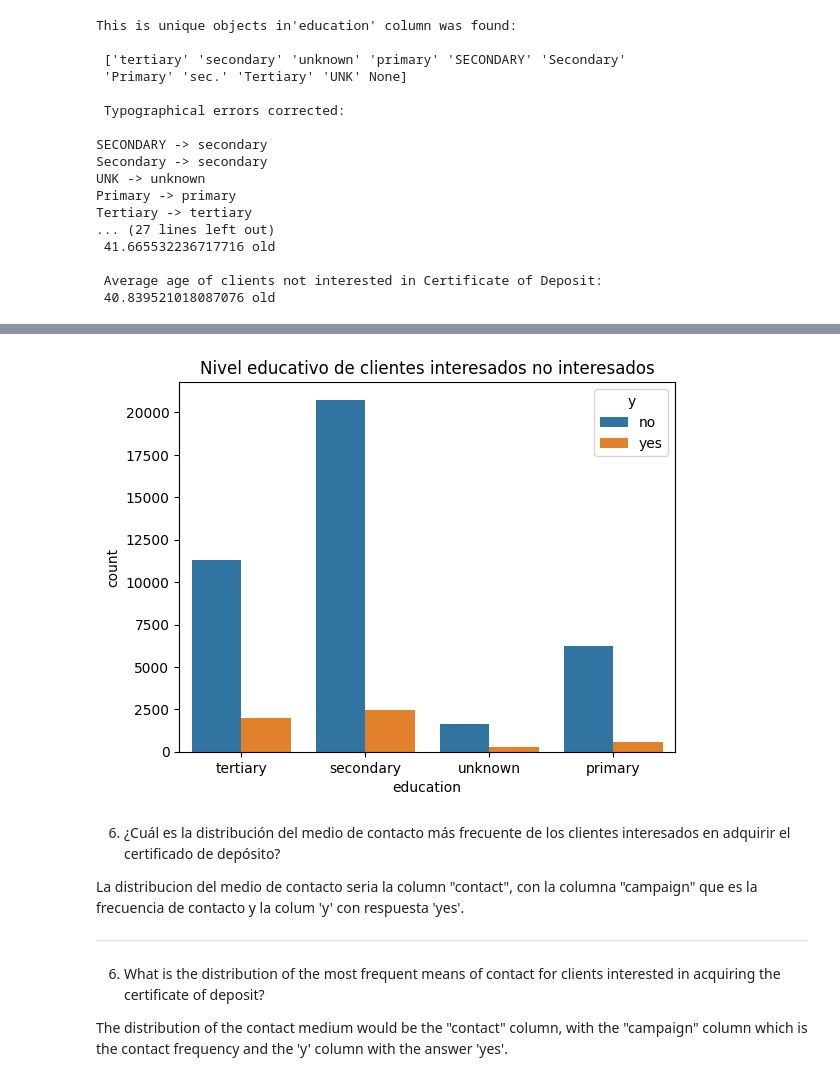
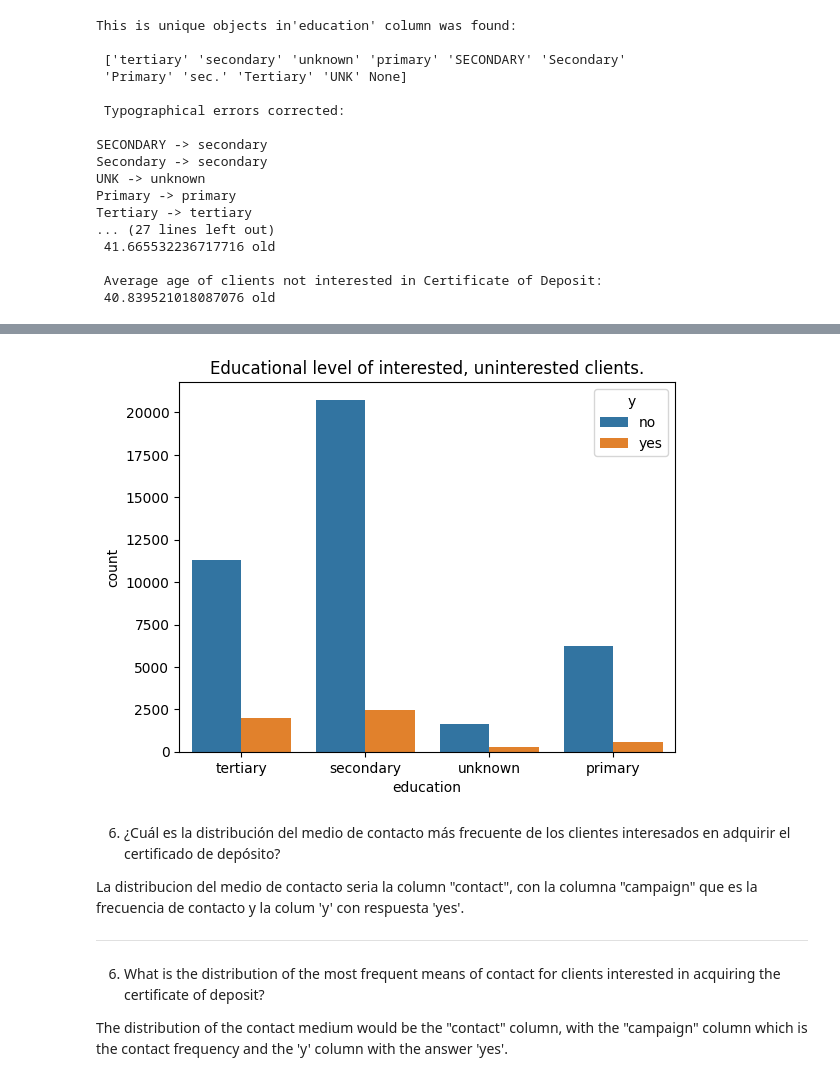
Before and after one commit to AndrewsJascoro/DataAnalyts_Mintic_Talento_Tech, a Jupyter notebook: Exercises_only_to_DA_class.ipynb, the cells around one changed output, grey strips where cells are left out. Saved outputs shown, nothing was run; the diff lists cells and outputs as text; code cells hidden in the pictures.

```diff
--- a/Exercises_only_to_DA_class.ipynb
+++ b/Exercises_only_to_DA_class.ipynb
@@ -914,13 +1055,14 @@ Average age of clients not interested in Certificate of Deposit:
 [figure]
 [figure]
 [figure]
-# %%
-#Nivel educativo predominante entre clientes interesados:
-sns.countplot(x='education', hue='y', data=df)
-plt.title('Nivel educativo de clientes interesados no interesados')
-plt.show()
-# %% [output]
-[figure, removed]
+# %%
+# Made by Javier Coronado for the Talento Tech data analysis and visualization bootcamp, Mintic, Bogota, Col.
+# Predominant educational level among interested clients:
+sns.countplot(x='education', hue='y', data=df)
+plt.title('Educational level of interested, uninterested clients.')
+plt.show()
+# %% [output]
+[figure, added]
 # %% [markdown]
 6. ¿Cuál es la distribución del medio de contacto más frecuente de los clientes interesados en adquirir el certificado de depósito?
 
```
Also changed, not shown: parts of 27 cells of this notebook.
